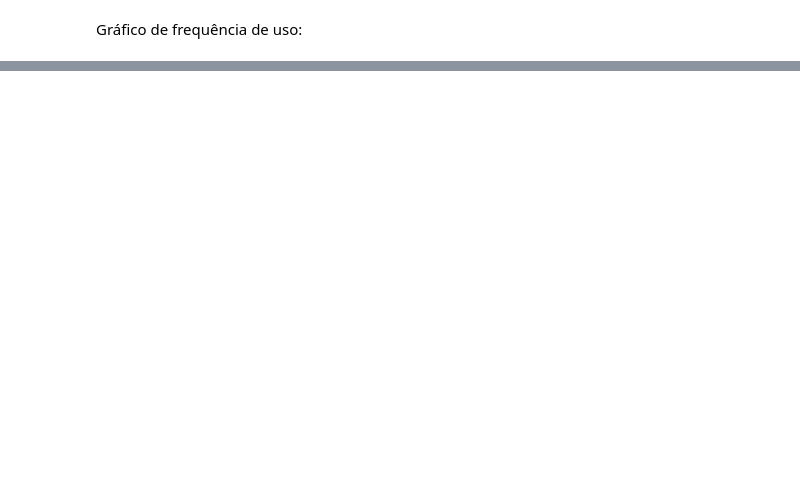
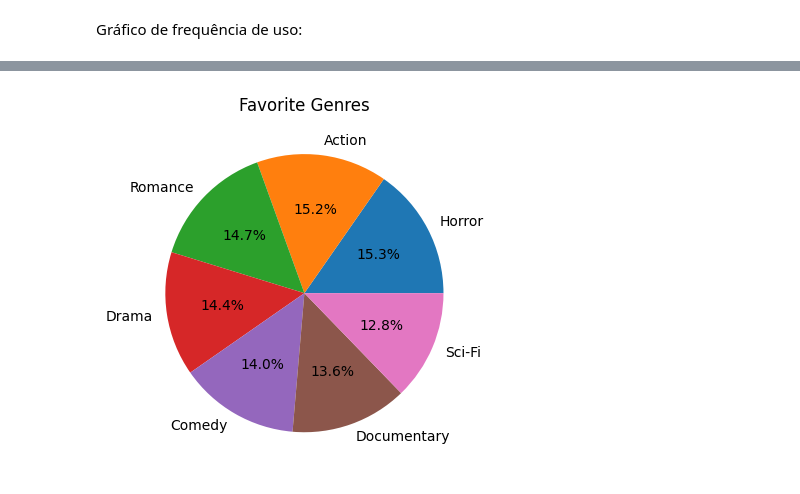
Before and after one commit to RafaelEliaas/PrimeVideoAnalysis, a Jupyter notebook: PrimeVideoAnalysis.ipynb, the cells around one changed output, grey strips where cells are left out. Cells and saved outputs as stored; diff of their text form; code cells hidden in the pictures; blank space fills up the shorter version.

```diff
--- a/PrimeVideoAnalysis.ipynb
+++ b/PrimeVideoAnalysis.ipynb
@@ -163,0 +189,16 @@ plt.show()
+# %%
+genero_favorito = df['Favorite Genres'].value_counts()
+total = genero_favorito.sum()
+palette = sns.color_palette("deep", len(genero_favorito))
+plt.figure(figsize=(9, 4))
+genero_favorito.plot(kind='pie', color=palette, autopct='%0.1f%%')
+
+plt.title('Favorite Genres')
+plt.xlabel('')
+plt.ylabel('')
+
+plt.xticks(rotation=0)
+plt.tight_layout()
+plt.show()
+# %% [output]
+[figure, added]
```
Also changed, not shown: parts of 20 cells of this notebook.
